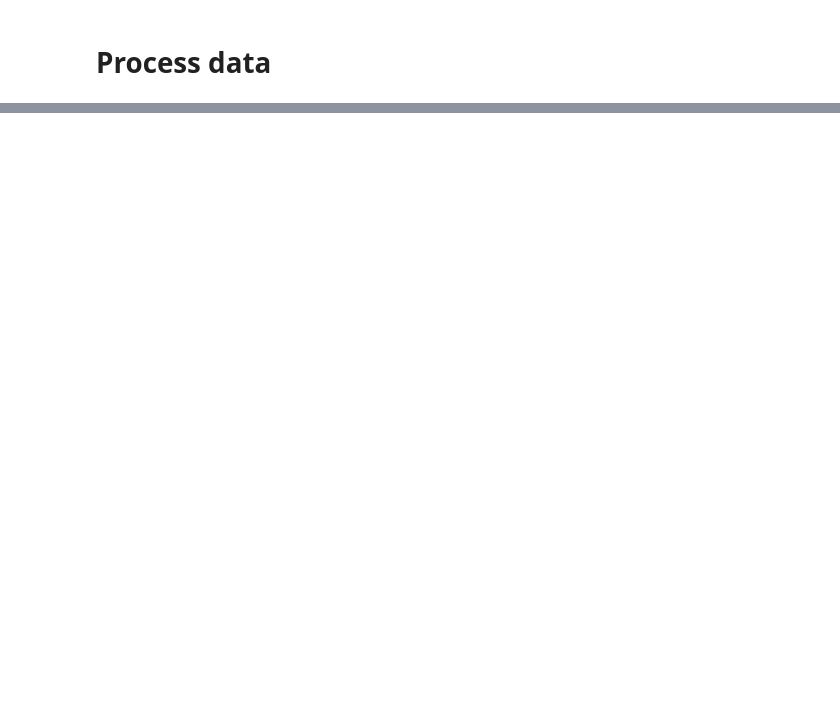
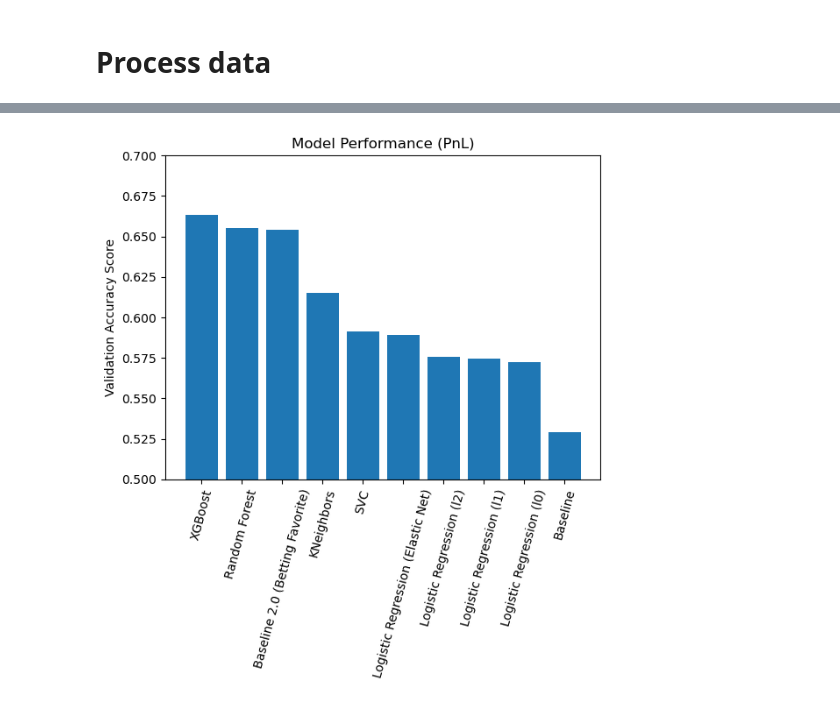
Before and after one commit to nico-fb/NFLPredictions, a Jupyter notebook: src/pipeline.ipynb, the cells around one changed output, grey strips where cells are left out. Saved outputs shown, nothing was run; the diff lists cells and outputs as text; code cells hidden in the pictures; blank space fills up the shorter version.

```diff
--- a/src/pipeline.ipynb
+++ b/src/pipeline.ipynb
@@ -32,3 +45,6 @@ df
 | 9610 | 2025 | 13 | TEN | REG | JAX | 28.0 | 42.0 | ... |
 | 9611 | 2025 | 13 | WAS | REG | DEN | 20.0 | 30.0 | ... |
 9612 rows × 554 columns
+# %%
+odds_df = pd.read_csv('../data/odds_data.csv')
+odds_df
@@ -108,4 +143,4 @@ def process_df(df):
 
     return X_train, y_train, X_val, y_val, X_test, y_test
 # %%
-X_train, y_train, X_val, y_val, X_test, y_test = process_df(df)
+X_train, y_train, X_val, y_val, X_test, y_test = process_df(game_df, odds_df)
@@ -113,0 +656,17 @@ X_train, y_train, X_val, y_val, X_test, y_test = process_df(df)
+# %%
+# Save models
+pnl_models = {
+    'pnl_logistic_l0': pnl_logistic_l0_models[0],
+    'pnl_logistic_l1': pnl_logistic_l1_models[0],
+    'pnl_logistic_l2': pnl_logistic_l2_models[0],
+    'pnl_logistic_elasticnet': pnl_logistic_en_models[0],
+    'pnl_random_forest': pnl_random_forest_models[0],
+    'pnl_xgboost': pnl_xgboost_models[0],
+    'pnl_svc': pnl_svc_models[0],
+    'pnl_kneighbors': pnl_kneighbors_models[0],
+}
+
+for model_name, model in pnl_models.items():
+    fn = f'../models/{model_name}.pkl'
+    with open(fn, 'wb') as f:
+        pickle.dump(model, f)
@@ -113,0 +699,25 @@ X_train, y_train, X_val, y_val, X_test, y_test = process_df(df)
+# %%
+# Summary chart
+pnl_models_accuracy_summary_stats = {
+    'Baseline': accuracy_score(y_val, np.ones(len(X_val))),
+    'Baseline 2.0 (Betting Favorite)': accuracy_score(y_val, (X_val['home_probability'] >= X_val['away_probability']).astype(int)),
+    'Logistic Regression (l0)': accuracy_score(y_val, pnl_models['pnl_logistic_l0'].predict(X_val)),
+    'Logistic Regression (l1)': accuracy_score(y_val, pnl_models['pnl_logistic_l1'].predict(X_val)),
+    'Logistic Regression (l2)': accuracy_score(y_val, pnl_models['pnl_logistic_l2'].predict(X_val)),
+    'Logistic Regression (Elastic Net)': accuracy_score(y_val, pnl_models['pnl_logistic_elasticnet'].predict(X_val)),
+    'Random Forest': accuracy_score(y_val, pnl_models['pnl_random_forest'].predict(X_val)),
+    'XGBoost': accuracy_score(y_val, pnl_models['pnl_xgboost'].predict(X_val)),
+    'SVC': accuracy_score(y_val, pnl_models['pnl_svc'].predict(X_val)),
+    'KNeighbors': accuracy_score(y_val, pnl_models['pnl_kneighbors'].predict(X_val)),
+}
+
+pnl_models_accuracy_summary_stats = dict(sorted(pnl_models_accuracy_summary_stats.items(), key=lambda x: x[1], reverse=True))
+
+plt.bar(list(pnl_models_accuracy_summary_stats.keys()), list(pnl_models_accuracy_summary_stats.values()))
+plt.ylabel('Validation Accuracy Score')
+plt.xticks(rotation=75)
+plt.title('Model Performance (PnL)')
+plt.ylim(0.5,0.7)
+plt.show()
+# %% [output]
+[figure, added]
```
Also changed, not shown: parts of 61 cells of this notebook, 1 other file.
